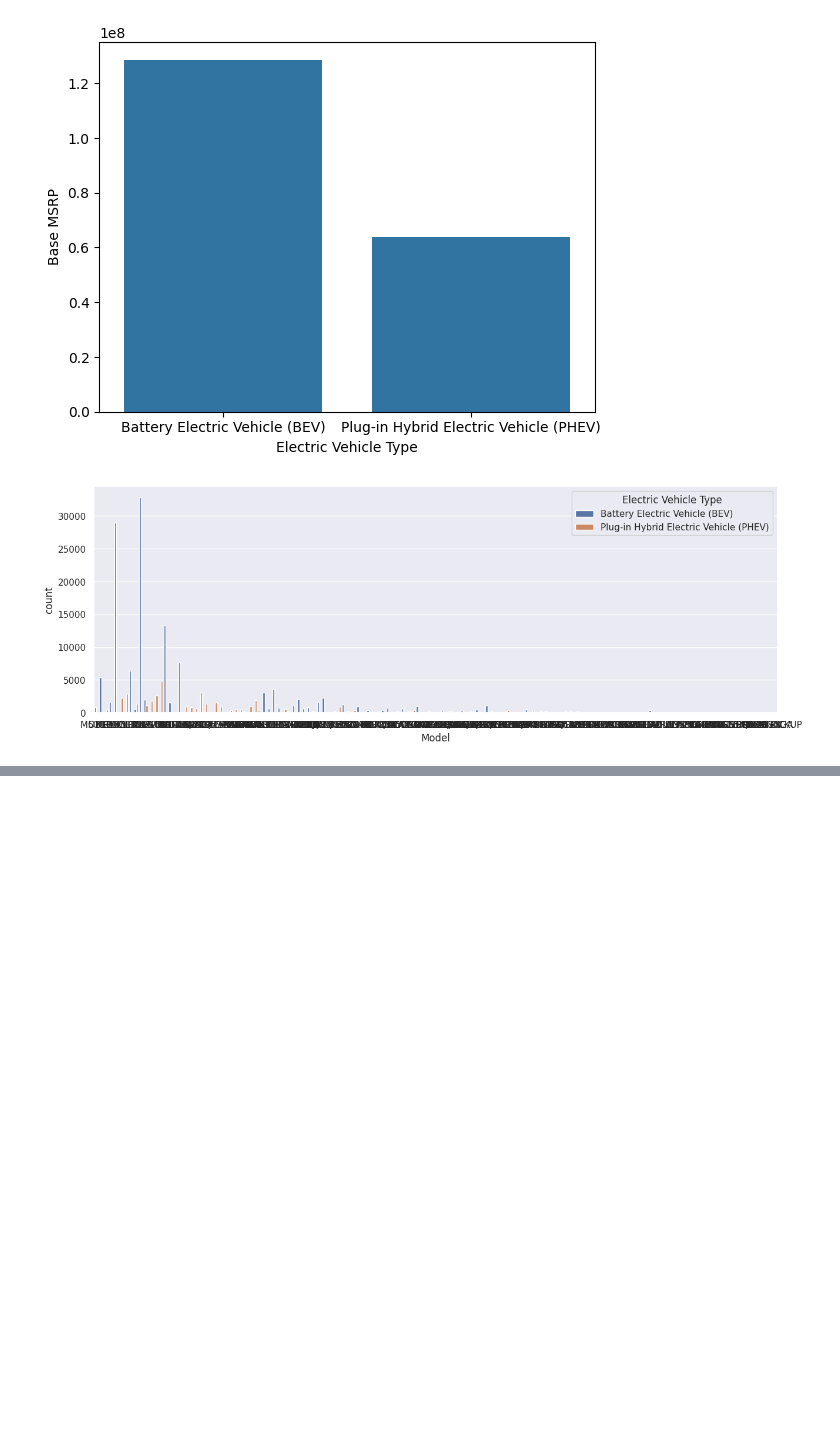
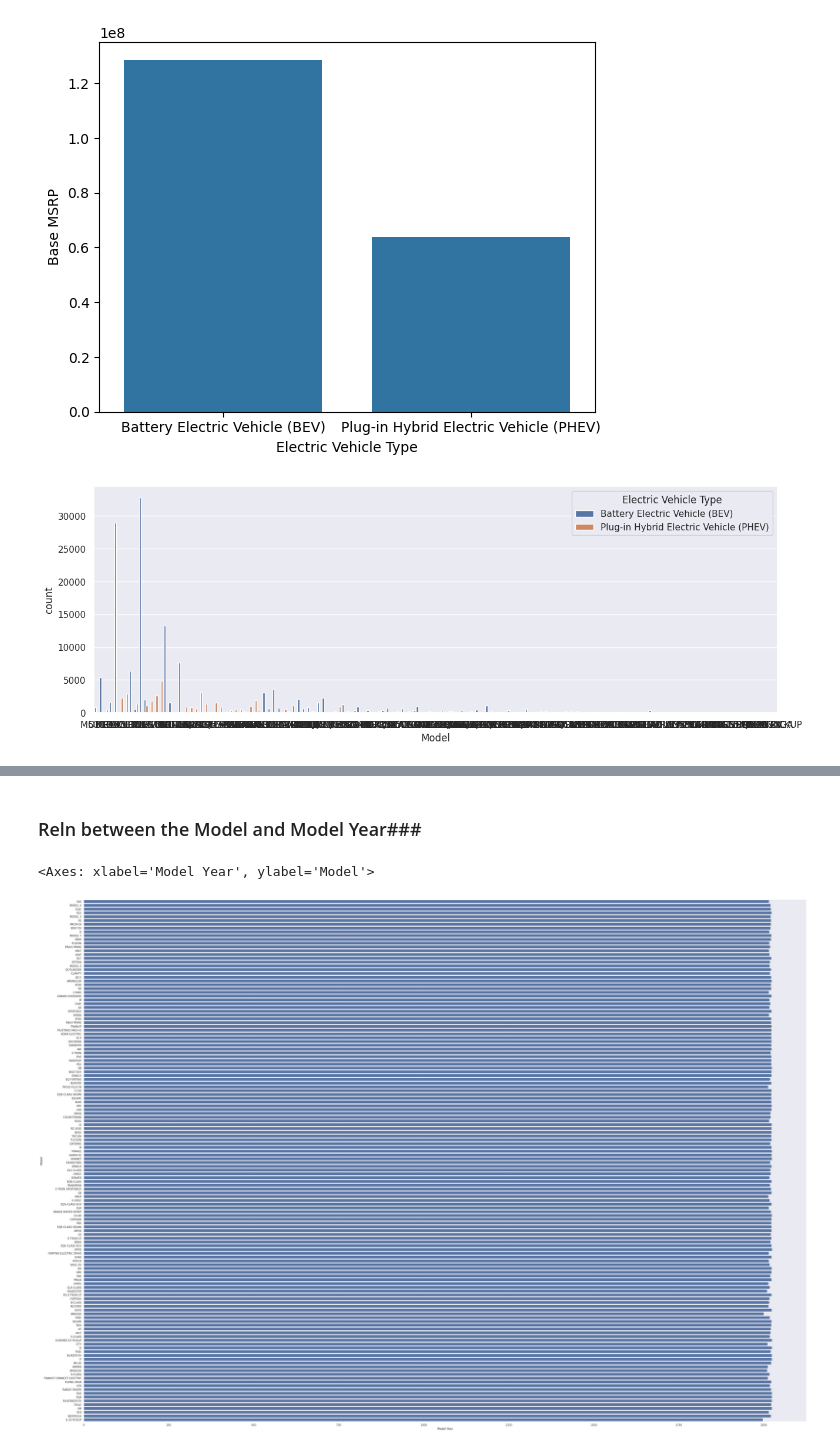
Before and after one commit to QuantamDev/Matplotlib, a Jupyter notebook: EV_Data_analysis.ipynb, the cells around one changed output, grey strips where cells are left out. Saved outputs shown, nothing was run; the diff lists cells and outputs as text; code cells hidden in the pictures; blank space fills up the shorter version.

```diff
--- a/EV_Data_analysis.ipynb
+++ b/EV_Data_analysis.ipynb
@@ -227,0 +254,12 @@ sns.set(rc={'figure.figsize':(15,5)})
+# %%
+sns.set(rc={'figure.figsize':(35,15)})
+ax = sns.countplot(data=ev,x='Vehicle Location')
+# %% [markdown]
+### Reln between the Model and Model Year###
+# %%
+model_data=ev.groupby(['Model Year'],as_index=False)['Model'].sum().sort_values(by='Model',ascending=False)
+sns.set(rc={'figure.figsize':(55,40)})
+sns.barplot(data=ev,x="Model Year",y="Model")
+# %% [output]
+<Axes: xlabel='Model Year', ylabel='Model'>
+[figure, added]
```
Also changed, not shown: parts of 8 cells of this notebook.
